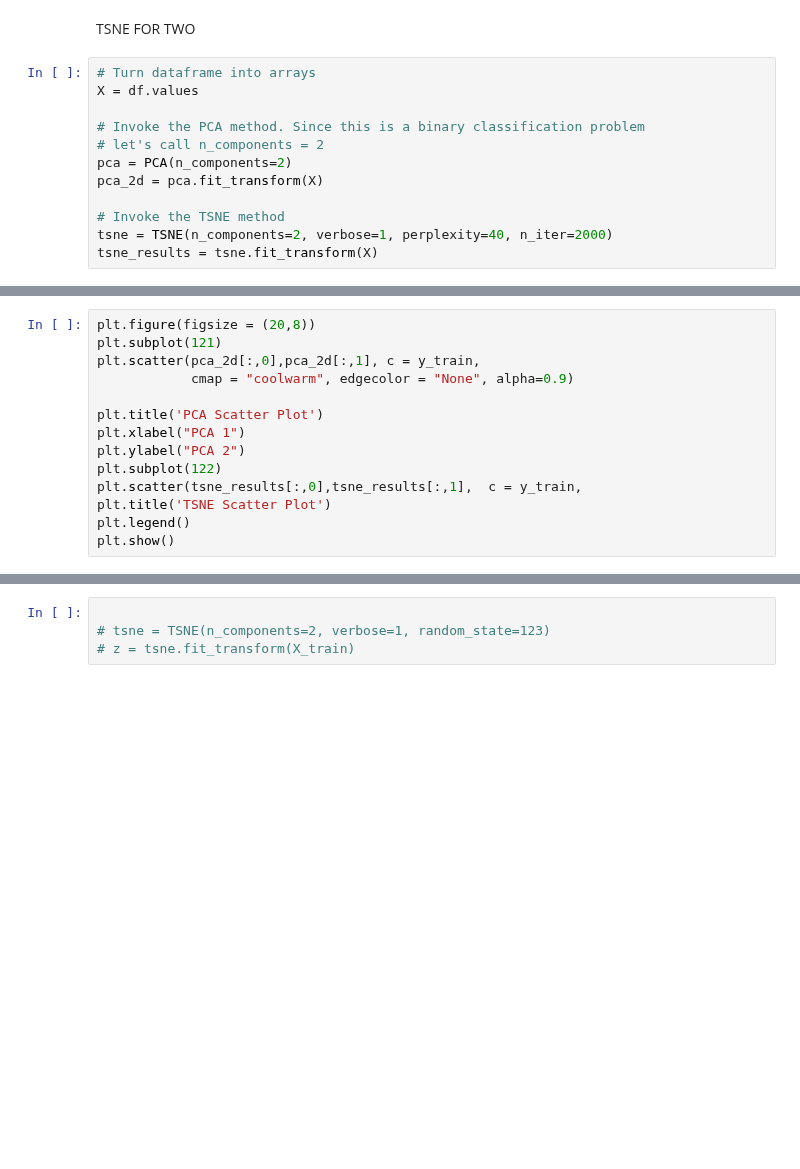
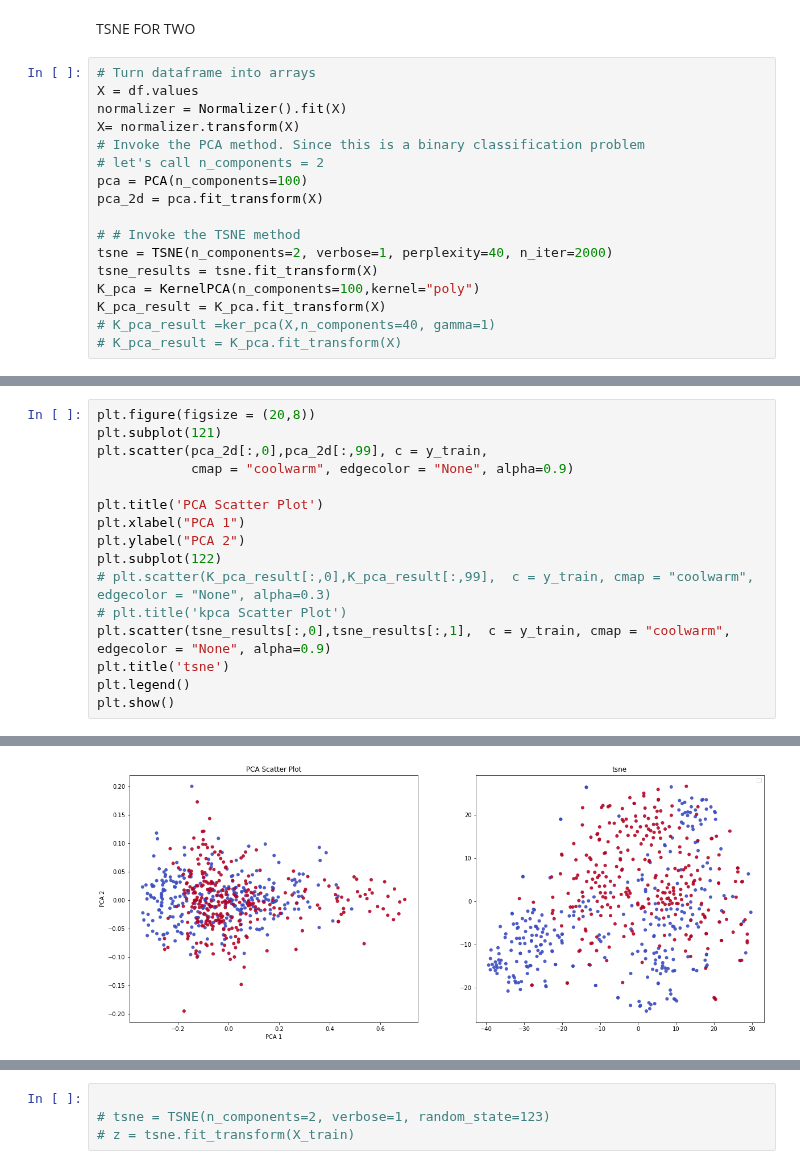
Before and after one commit to ehtisham-Fazal/ACP_KSRC, a Jupyter notebook: new_results_ACP_SRC_740_Python_.ipynb, the cells around one changed output, grey strips where cells are left out. Cells and saved outputs as stored; diff of their text form; blank space fills up the shorter version.

```diff
--- a/new_results_ACP_SRC_740_Python_.ipynb
+++ b/new_results_ACP_SRC_740_Python_.ipynb
@@ -303,15 +317,20 @@ TSNE FOR TWO
 # %%
 # Turn dataframe into arrays
 X = df.values
-
+normalizer = Normalizer().fit(X)
+X= normalizer.transform(X)
 # Invoke the PCA method. Since this is a binary classification problem
 # let's call n_components = 2
-pca = PCA(n_components=2)
+pca = PCA(n_components=100)
 pca_2d = pca.fit_transform(X)
 
-# Invoke the TSNE method
+# # Invoke the TSNE method
 tsne = TSNE(n_components=2, verbose=1, perplexity=40, n_iter=2000)
 tsne_results = tsne.fit_transform(X)
+K_pca = KernelPCA(n_components=100,kernel="poly")
+K_pca_result = K_pca.fit_transform(X)
+# K_pca_result =ker_pca(X,n_components=40, gamma=1)
+# K_pca_result = K_pca.fit_transform(X)
 # %% [output]
 [t-SNE] Computing 121 nearest neighbors...
 [t-SNE] Indexed 592 samples in 0.002s...
@@ -323,15 +365,17 @@ tsne_results = tsne.fit_transform(X)
 # %%
 plt.figure(figsize = (20,8))
 plt.subplot(121)
-plt.scatter(pca_2d[:,0],pca_2d[:,1], c = y_train,
+plt.scatter(pca_2d[:,0],pca_2d[:,99], c = y_train,
             cmap = "coolwarm", edgecolor = "None", alpha=0.9)
 
 plt.title('PCA Scatter Plot')
 plt.xlabel("PCA 1")
 plt.ylabel("PCA 2")
 plt.subplot(122)
-plt.scatter(tsne_results[:,0],tsne_results[:,1],  c = y_train,
-plt.title('TSNE Scatter Plot')
+# plt.scatter(K_pca_result[:,0],K_pca_result[:,99],  c = y_train, cmap = "coolwarm", edgecolor = "None", alpha=0.3)
+# plt.title('kpca Scatter Plot')
+plt.scatter(tsne_results[:,0],tsne_results[:,1],  c = y_train, cmap = "coolwarm", edgecolor = "None", alpha=0.9)
+plt.title('tsne')
 plt.legend()
 plt.show()
 # %% [output]
@@ -338,0 +383 @@ SyntaxError: ignored
+[figure, added]
```
Also changed, not shown: parts of 7 cells of this notebook.
